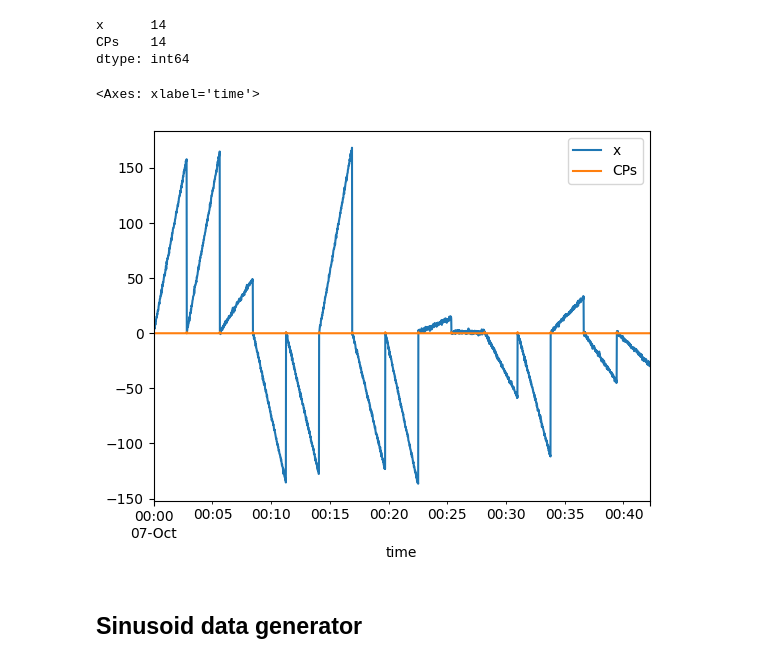
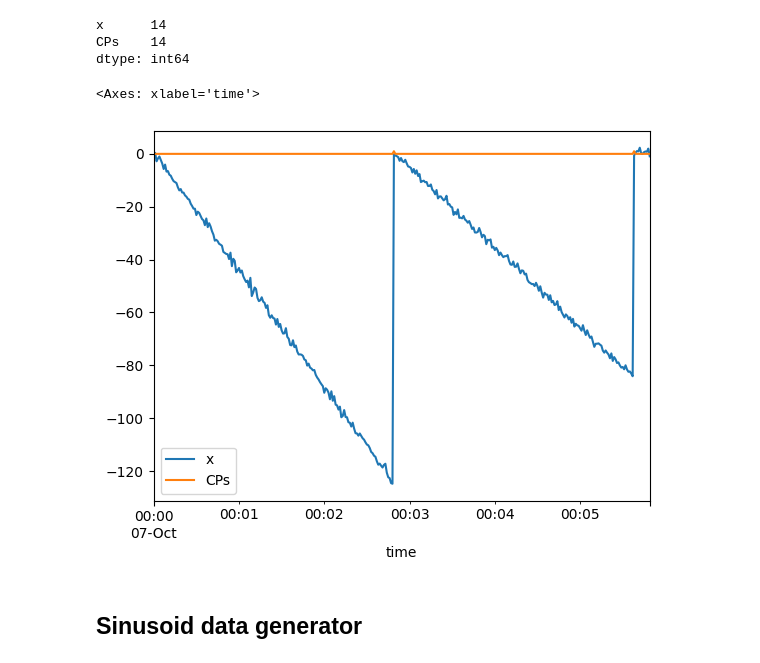
Before and after one commit to GishB/DirectionalDrillingChangePointDetection, a Jupyter notebook: experiments/refactoring_experiments/SythData.ipynb, the cells around one changed output. Drawn from its saved outputs; the diff is of its cells as text; code cells hidden in the pictures.

```diff
--- a/experiments/refactoring_experiments/SythData.ipynb
+++ b/experiments/refactoring_experiments/SythData.ipynb
@@ -19,10 +19,10 @@ x      14
 CPs    14
 dtype: int64
 # %%
-data.plot()
+data[:350].plot()
 # %% [output]
 <Axes: xlabel='time'>
-[figure, old version]
+[figure, new version]
 # %% [markdown]
 ## Sinusoid data generator
 # %%
```
Also changed, not shown: parts of 1 cell of this notebook, 10 other files.
